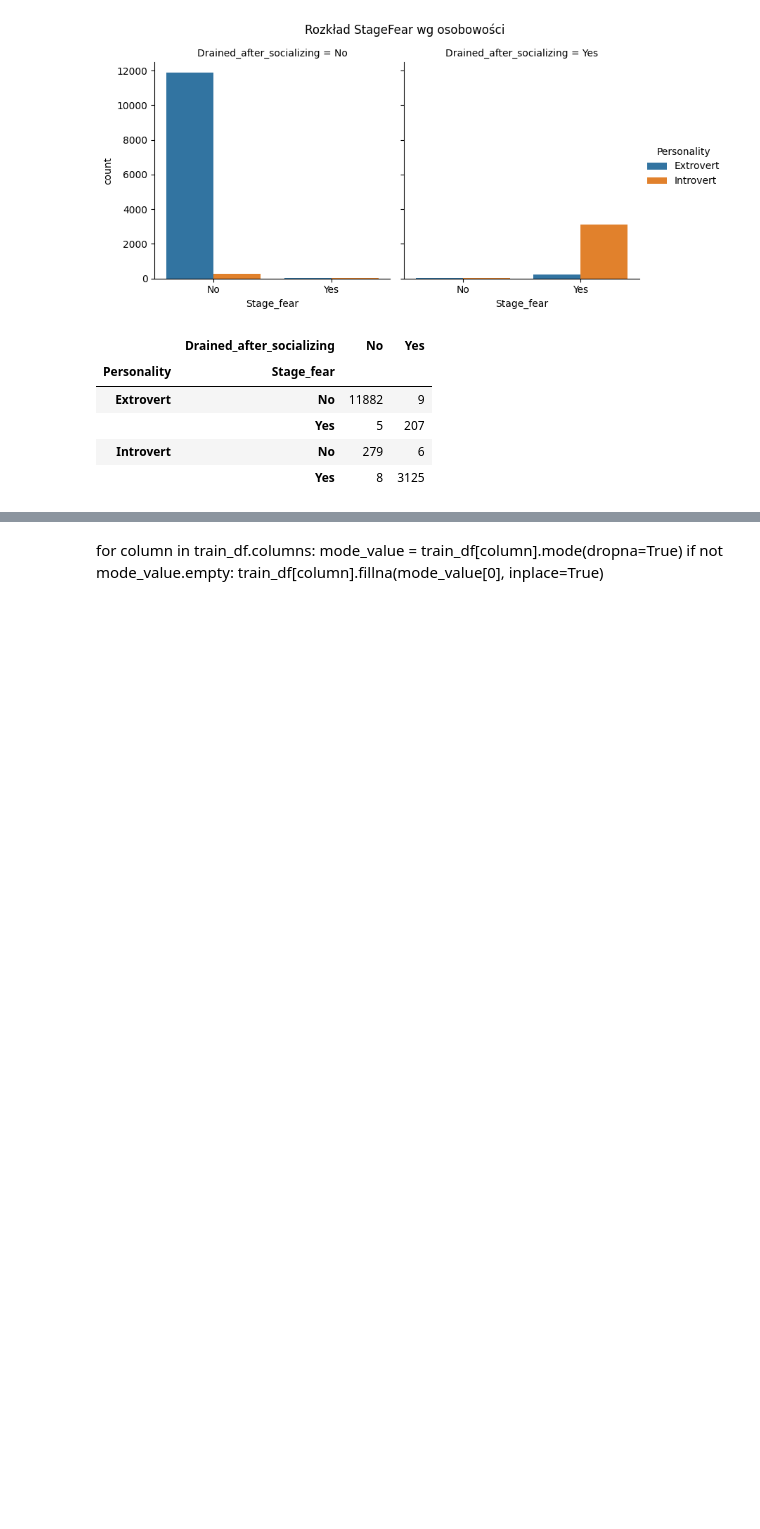
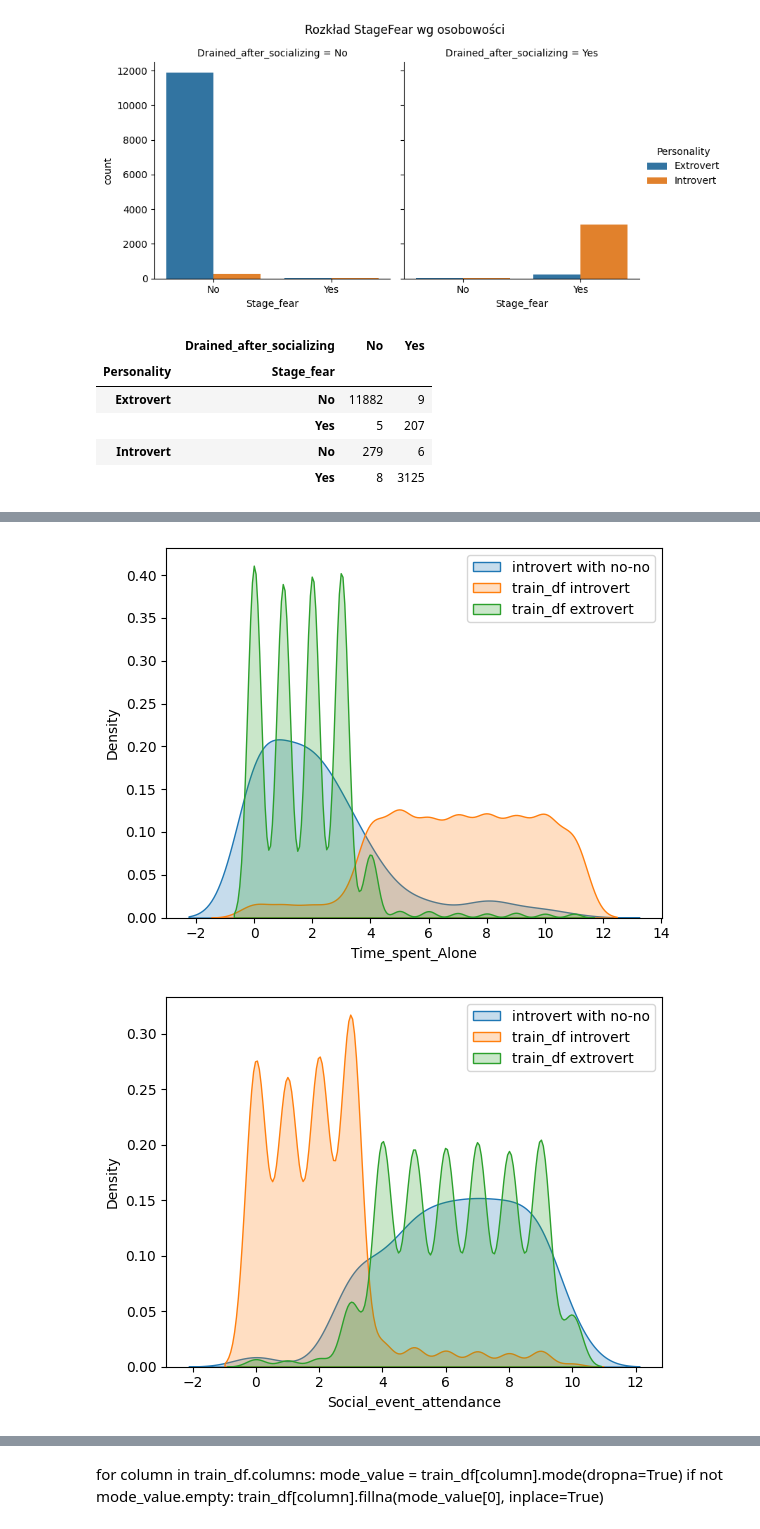
Before and after one commit to PiotrPieciak/LEARN_06_KAGGLE_Predict_Introverts, a Jupyter notebook: notebooks/01_Introverts_and_extroverts_EDA.ipynb, the cells around one changed output, grey strips where cells are left out. Cells and saved outputs as stored; diff of their text form; code cells hidden in the pictures; blank space fills up the shorter version.

Commit message:
Kaggle Notebook | 01_Introverts_and_extroverts_EDA | Version 19

```diff
--- a/notebooks/01_Introverts_and_extroverts_EDA.ipynb
+++ b/notebooks/01_Introverts_and_extroverts_EDA.ipynb
@@ -235,0 +264,17 @@ memory usage: 720.0+ bytes
+# %%
+train_introvert_df = train_df[train_df['Personality']=='Introvert']
+train_extrovert_df = train_df[train_df['Personality']=='Extrovert']
+# %%
+introvert_no_no_df = train_df[(train_df["Stage_fear"]=='No') & (train_df["Drained_after_socializing"]=='No') & (train_df['Personality']=='Introvert')]
+extrovert_yes_yes_df = train_df[(train_df["Stage_fear"]=='Yes') & (train_df["Drained_after_socializing"]=='Yes') & (train_df['Personality']=='Extrovert')]
+# %%
+for col in test_df.columns:
+    if col != 'id' and test_df[col].dtype in[np.int64,np.float64]:
+        sns.kdeplot(introvert_no_no_df[col], label='introvert with no-no', fill=True)
+        sns.kdeplot(train_introvert_df[col], label='train_df introvert', fill=True)
+        sns.kdeplot(train_extrovert_df[col], label='train_df extrovert', fill=True)
+        plt.legend()
+        plt.show()
+# %% [output]
+[figure, added]
+[figure, added]
```
Also changed, not shown: parts of 8 cells of this notebook.
